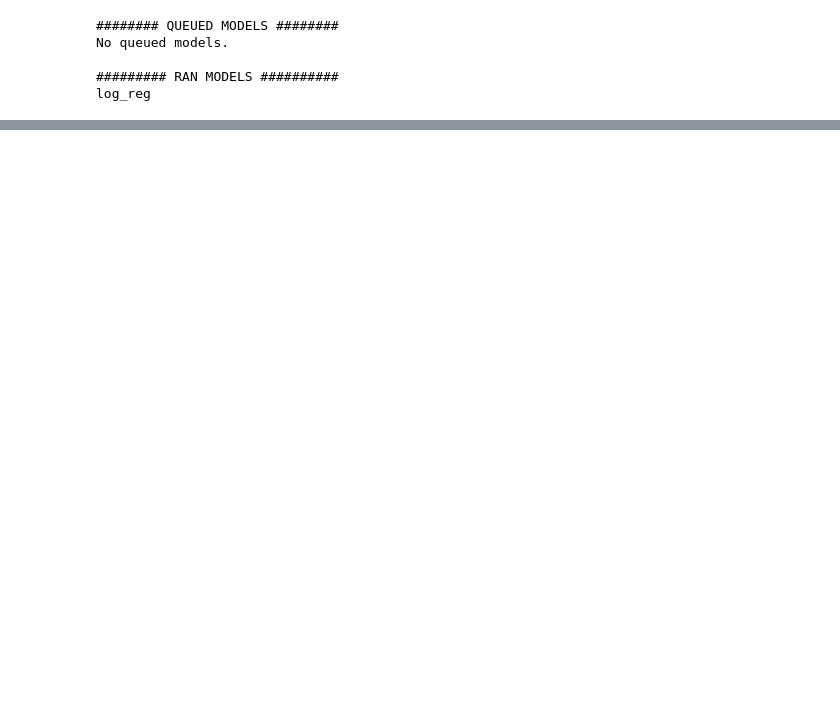
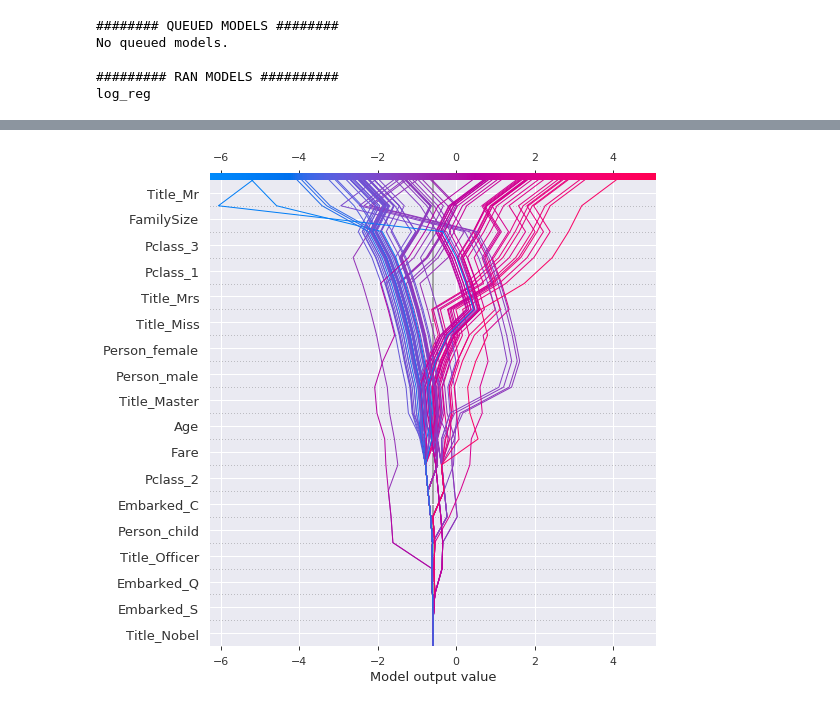
Before and after one commit to Ashton-Sidhu/aethos, a Jupyter notebook: examples/PyautoML Titanic.ipynb, the cells around one changed output, grey strips where cells are left out. Saved outputs shown, nothing was run; the diff lists cells and outputs as text; code cells hidden in the pictures; blank space fills up the shorter version.

```diff
--- a/examples/PyautoML Titanic.ipynb
+++ b/examples/PyautoML Titanic.ipynb
@@ -283,3 +284,7 @@ model.log_reg.roc_curve()
 # %% [output]
 [interactive output not drawn]
 [interactive output not drawn]
+# %%
+r = model.log_reg.decision_plot(0.5)
+# %% [output]
+[figure, added]
```
Also changed, not shown: parts of 22 cells of this notebook, 3 other files.
